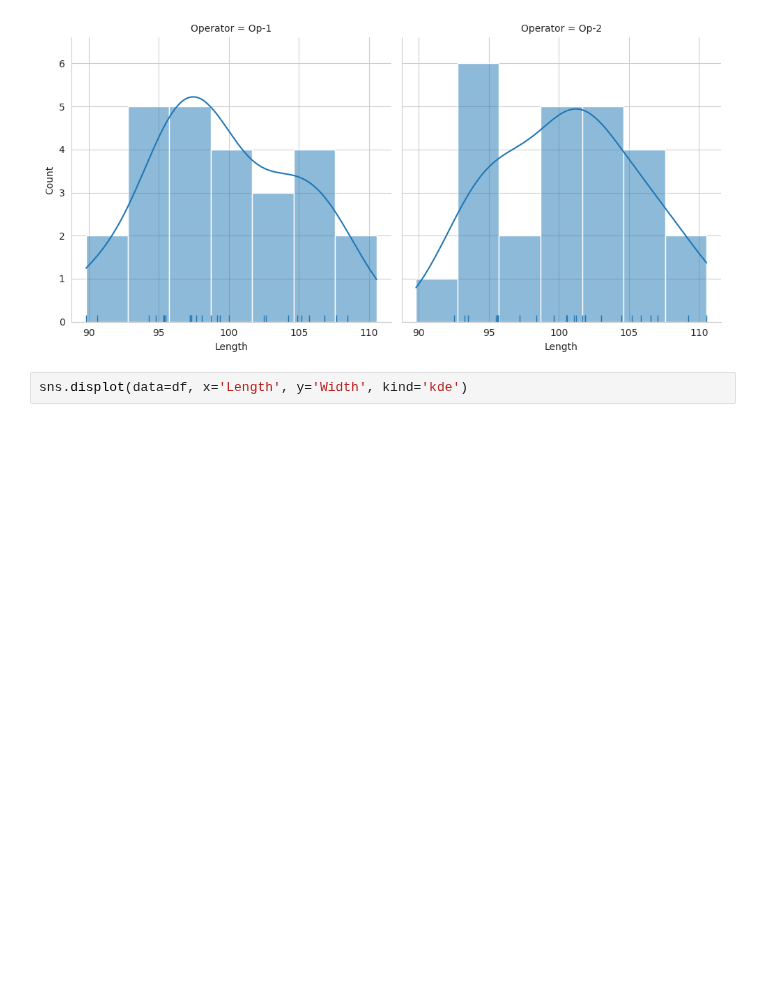
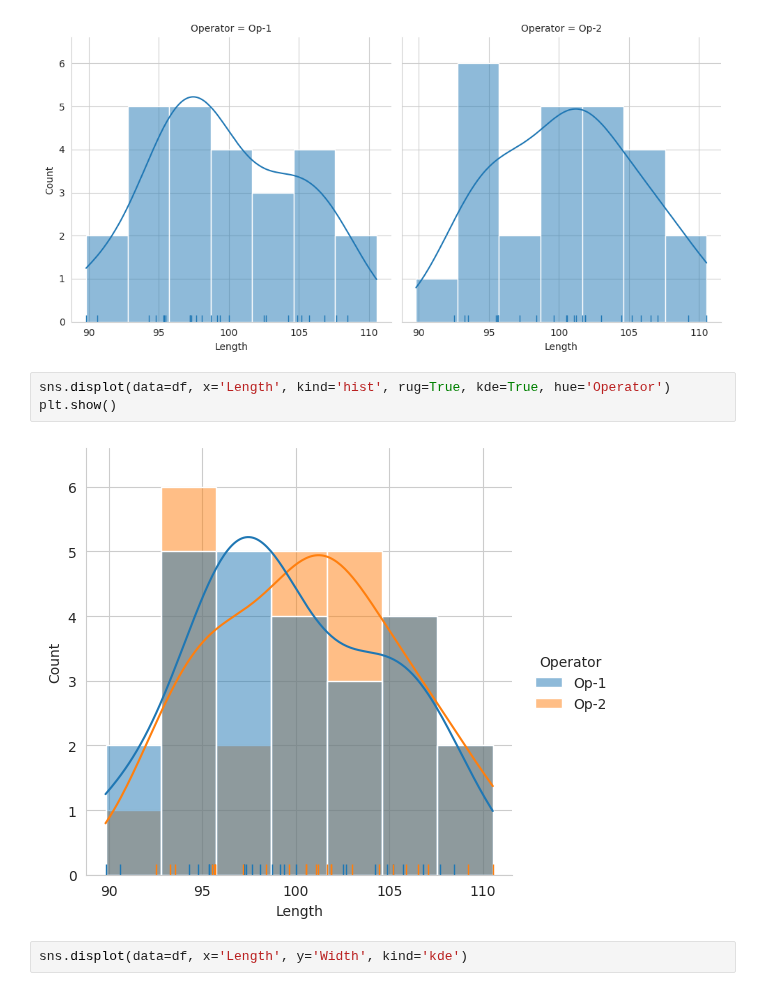
Before and after one commit to JohelPires/codewars, a Jupyter notebook: stats3.ipynb, the cells around one changed output. Drawn from its saved outputs; the diff is of its cells as text; blank space fills up the shorter version.

```diff
--- a/stats3.ipynb
+++ b/stats3.ipynb
@@ -43,6 +43,11 @@ sns.displot(data=df, x='Length', kind='hist', rug=True, kde=True, col='Operator'
 plt.show()
 # %% [output]
 [figure]
+# %%
+sns.displot(data=df, x='Length', kind='hist', rug=True, kde=True, hue='Operator')
+plt.show()
+# %% [output]
+[figure, added]
 # %%
 sns.displot(data=df, x='Length', y='Width', kind='kde')
 # %% [output]
```
Also changed, not shown: 1 other file.
